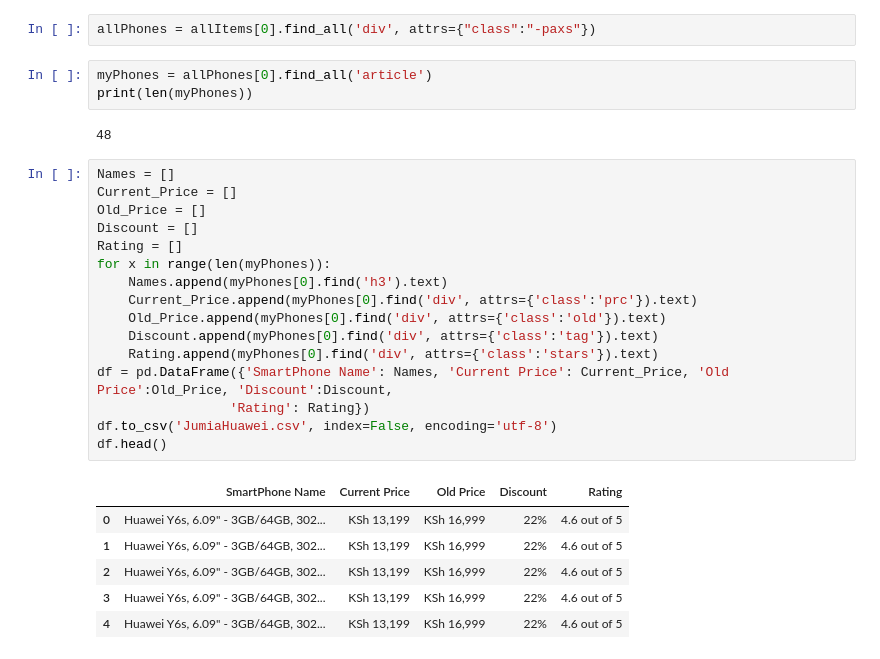
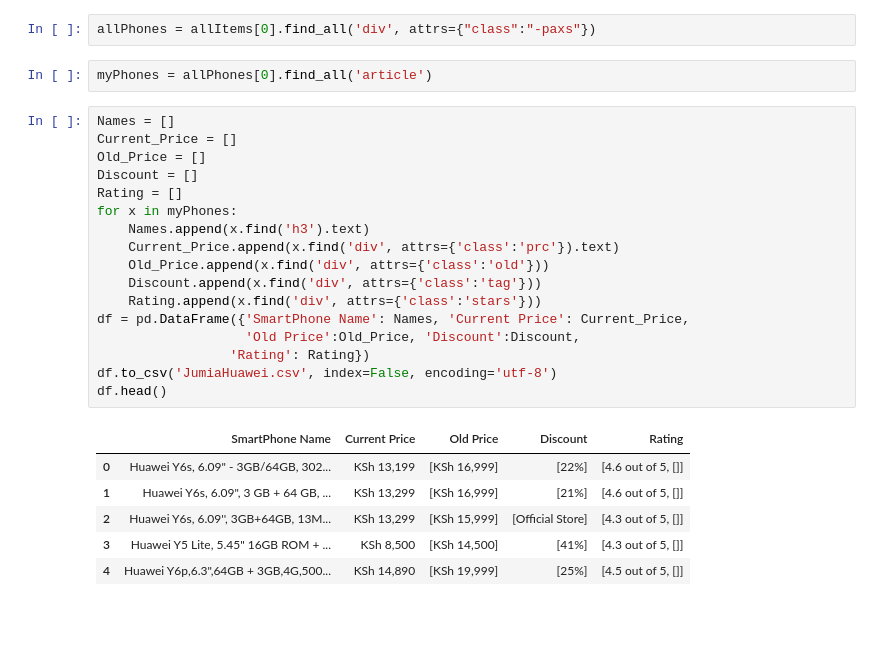
Before and after one commit to Yeghon/CCI508, a Jupyter notebook: ScarpJumia.ipynb, the cells around one changed output. Saved outputs shown, nothing was run; the diff lists cells and outputs as text; blank space fills up the shorter version.

```diff
--- a/ScarpJumia.ipynb
+++ b/ScarpJumia.ipynb
@@ -13,29 +13,27 @@ allItems = soup.find_all('section', attrs={"class":"card"})
 allPhones = allItems[0].find_all('div', attrs={"class":"-paxs"})
 # %%
 myPhones = allPhones[0].find_all('article')
-print(len(myPhones))
-# %% [output]
-48
 # %%
 Names = []
 Current_Price = []
 Old_Price = []
 Discount = []
 Rating = []
-for x in range(len(myPhones)):
-    Names.append(myPhones[0].find('h3').text)
-    Current_Price.append(myPhones[0].find('div', attrs={'class':'prc'}).text)
-    Old_Price.append(myPhones[0].find('div', attrs={'class':'old'}).text)
-    Discount.append(myPhones[0].find('div', attrs={'class':'tag'}).text)
-    Rating.append(myPhones[0].find('div', attrs={'class':'stars'}).text)
-df = pd.DataFrame({'SmartPhone Name': Names, 'Current Price': Current_Price, 'Old Price':Old_Price, 'Discount':Discount,
+for x in myPhones:
+    Names.append(x.find('h3').text)
+    Current_Price.append(x.find('div', attrs={'class':'prc'}).text)
+    Old_Price.append(x.find('div', attrs={'class':'old'}))
+    Discount.append(x.find('div', attrs={'class':'tag'}))
+    Rating.append(x.find('div', attrs={'class':'stars'}))
+df = pd.DataFrame({'SmartPhone Name': Names, 'Current Price': Current_Price,
+                   'Old Price':Old_Price, 'Discount':Discount,
                  'Rating': Rating})
 df.to_csv('JumiaHuawei.csv', index=False, encoding='utf-8')
 df.head()
 # %% [output]
 |  | SmartPhone Name | Current Price | Old Price | Discount | Rating |
-| 0 | Huawei Y6s, 6.09" - 3GB/64GB, 302... | KSh 13,199 | KSh 16,999 | 22% | 4.6 out of 5 |
-| 1 | Huawei Y6s, 6.09" - 3GB/64GB, 302... | KSh 13,199 | KSh 16,999 | 22% | 4.6 out of 5 |
-| 2 | Huawei Y6s, 6.09" - 3GB/64GB, 302... | KSh 13,199 | KSh 16,999 | 22% | 4.6 out of 5 |
-| 3 | Huawei Y6s, 6.09" - 3GB/64GB, 302... | KSh 13,199 | KSh 16,999 | 22% | 4.6 out of 5 |
-| 4 | Huawei Y6s, 6.09" - 3GB/64GB, 302... | KSh 13,199 | KSh 16,999 | 22% | 4.6 out of 5 |
+| 0 | Huawei Y6s, 6.09" - 3GB/64GB, 302... | KSh 13,199 | [KSh 16,999] | [22%] | [4.6 out of 5, []] |
+| 1 | Huawei Y6s, 6.09", 3 GB + 64 GB, ... | KSh 13,299 | [KSh 16,999] | [21%] | [4.6 out of 5, []] |
+| 2 | Huawei Y6s, 6.09'', 3GB+64GB, 13M... | KSh 13,299 | [KSh 15,999] | [Official Store] | [4.3 out of 5, []] |
+| 3 | Huawei Y5 Lite, 5.45" 16GB ROM + ... | KSh 8,500 | [KSh 14,500] | [41%] | [4.3 out of 5, []] |
+| 4 | Huawei Y6p,6.3",64GB + 3GB,4G,500... | KSh 14,890 | [KSh 19,999] | [25%] | [4.5 out of 5, []] |
```
Also changed, not shown: 5 other files.
